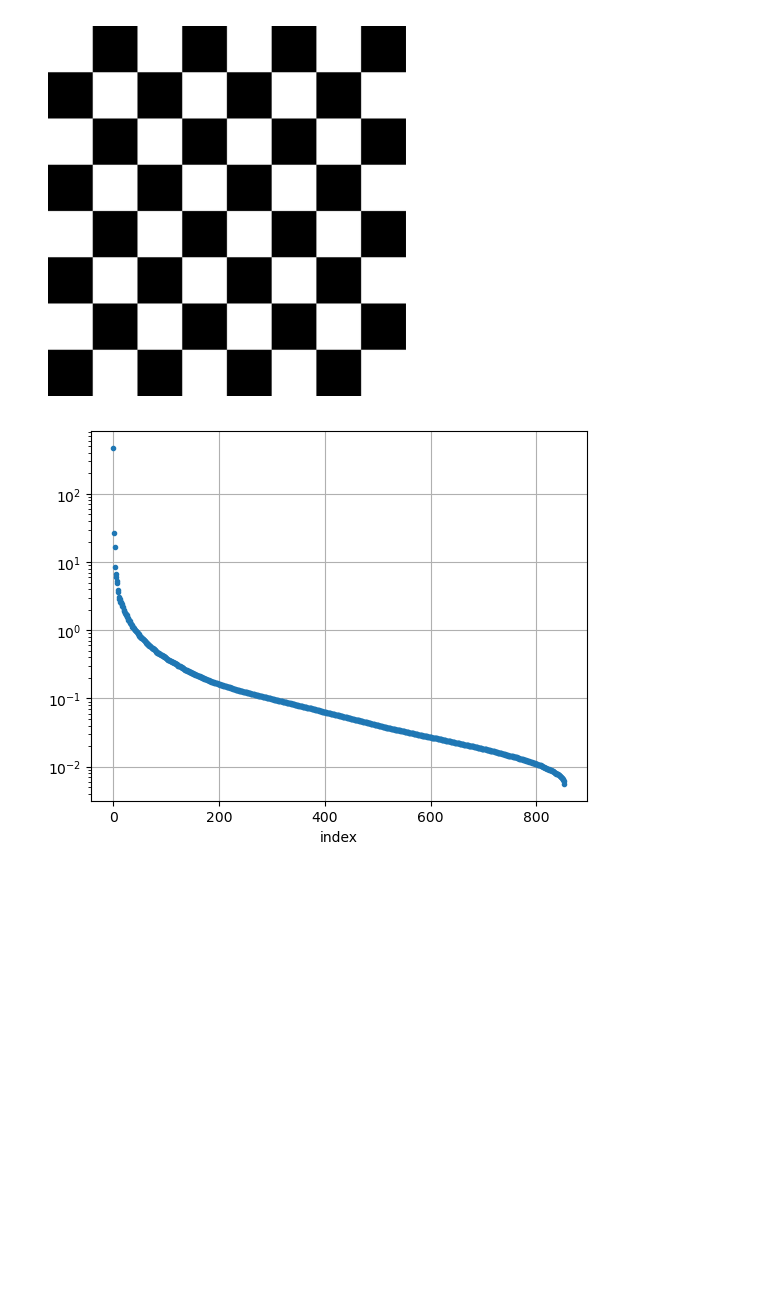
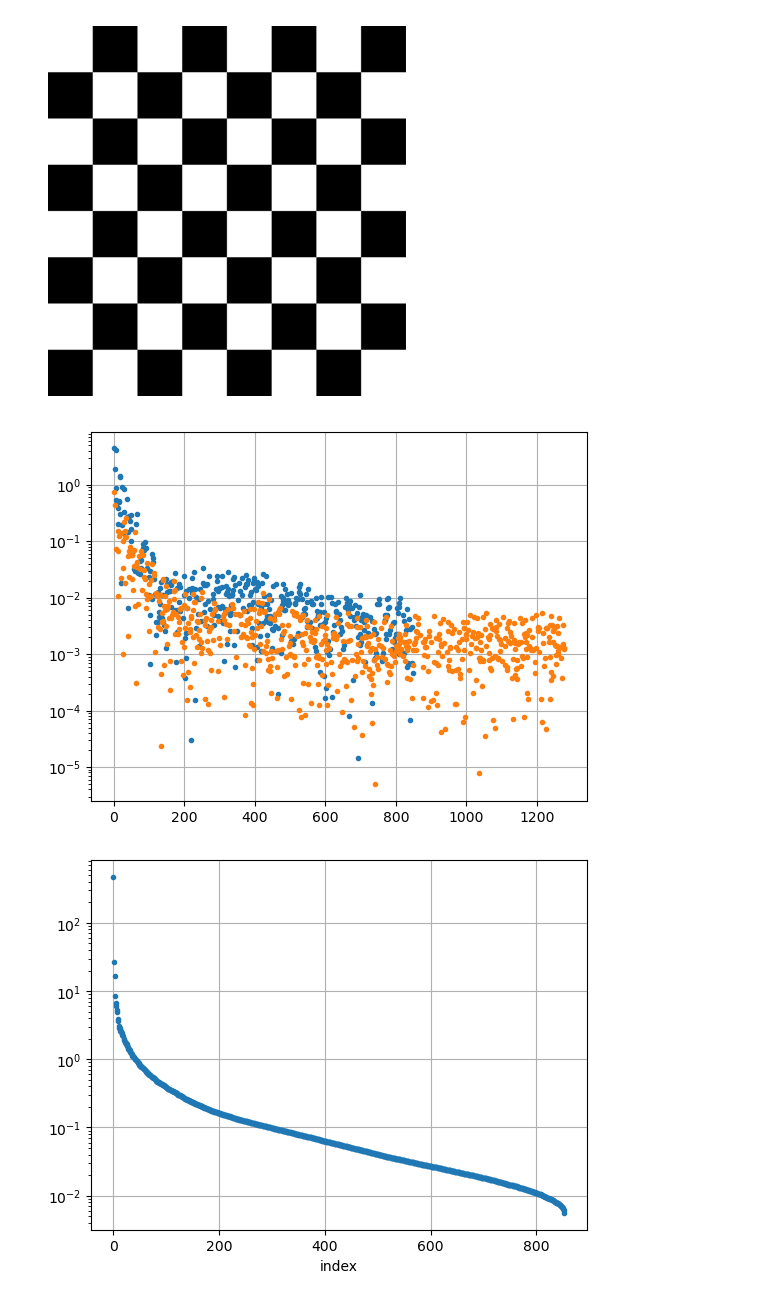
Before and after one commit to johnmagj/MAT4110, a Jupyter notebook: Oblig2/Oblig2.ipynb, the cells around one changed output. Cells and saved outputs as stored; diff of their text form; code cells hidden in the pictures; blank space fills up the shorter version.

```diff
--- a/Oblig2/Oblig2.ipynb
+++ b/Oblig2/Oblig2.ipynb
@@ -108,6 +118,14 @@ plt.show()
 [figure]
 # %%
 U2, S2, VT2 = np.linalg.svd(img2)
+# %%
+plt.semilogy(np.sum(U2, axis=0), ".")
+plt.semilogy(np.sum(VT2, axis=1), ".")
+plt.grid()
+plt.show()
+plt.close()
+# %% [output]
+[figure, added]
 # %%
 plt.semilogy(S2, ".")
 plt.xlabel("index")
```
Also changed, not shown: parts of 10 cells of this notebook.
